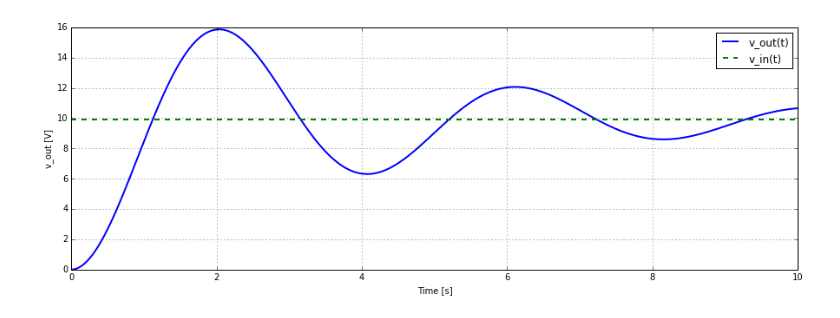
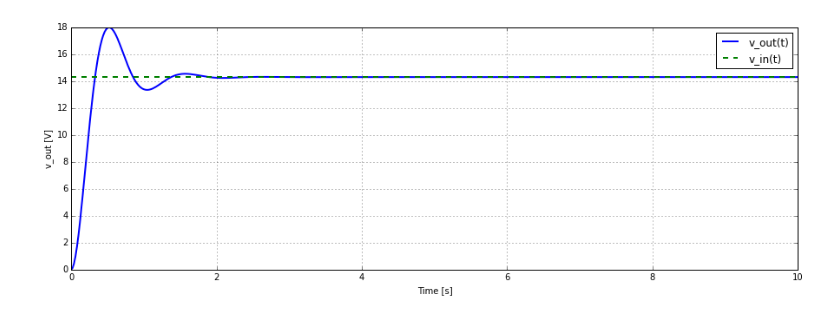
Before and after one commit to aalcocer/linear-systems, a Jupyter notebook: RLC low pass filter analysis.ipynb, the cells around one changed output. Saved outputs shown, nothing was run; the diff lists cells and outputs as text; code cells hidden in the pictures.

Commit message:
updated RLC
interact calls changed

```diff
--- a/RLC low pass filter analysis.ipynb
+++ b/RLC low pass filter analysis.ipynb
@@ -35,7 +35,3 @@ def pltRLC(vin,L,R,C):
     plt.ylabel('v_out [V]')
     plt.legend()
     plt.grid()
-# %%
-ipywidgets.interact(pltRLC, vin=(0,20,0.1), L=(1e-1,2,0.1),R=(1,10,0.1),C=(1e-2,1,0.1));
-# %% [output]
-[figure, removed]
@@ -45,0 +38,8 @@ import scipy
+# %%
+wvin = ipywidgets.FloatSlider(min =0,max=20,step=.1,value=10,description='Input voltage v_in [V]')
+wL = ipywidgets.FloatSlider(min =0.1,max=2,step=.01,value=.5,description='Inductance L[H]')
+wR = ipywidgets.FloatSlider(min =1,max=10,step=.01,value=4,description='Resistance R [Ohm]')
+wC = ipywidgets.FloatSlider(min =0.01,max=1,step=.01,value=.2,description='Capacitance C[F]')
+ipywidgets.interact(pltRLC, vin =wvin, L=wL, R=wR, C = wC);
+# %% [output]
+[figure, added]
```
Also changed, not shown: parts of 13 cells of this notebook, 2 other files.
